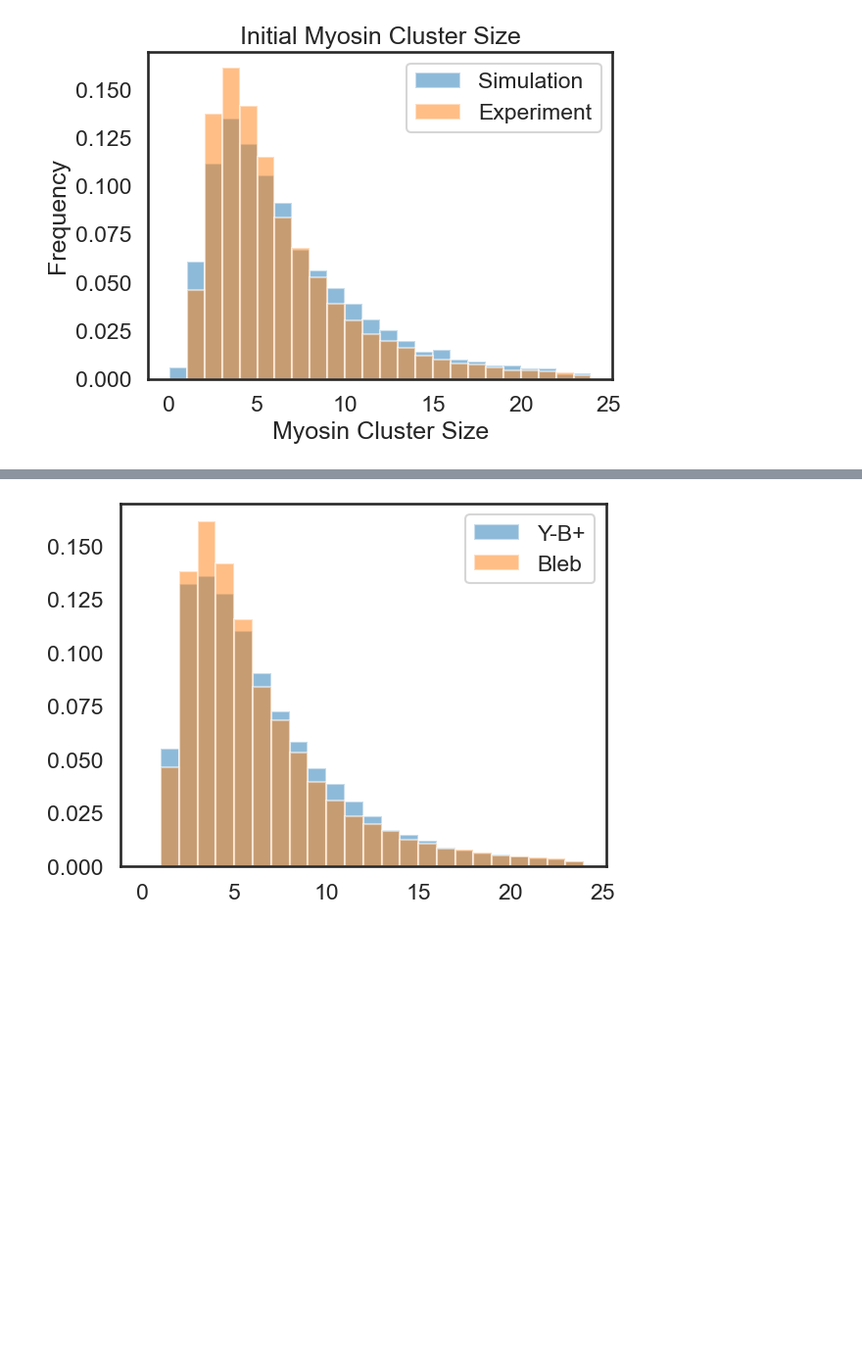
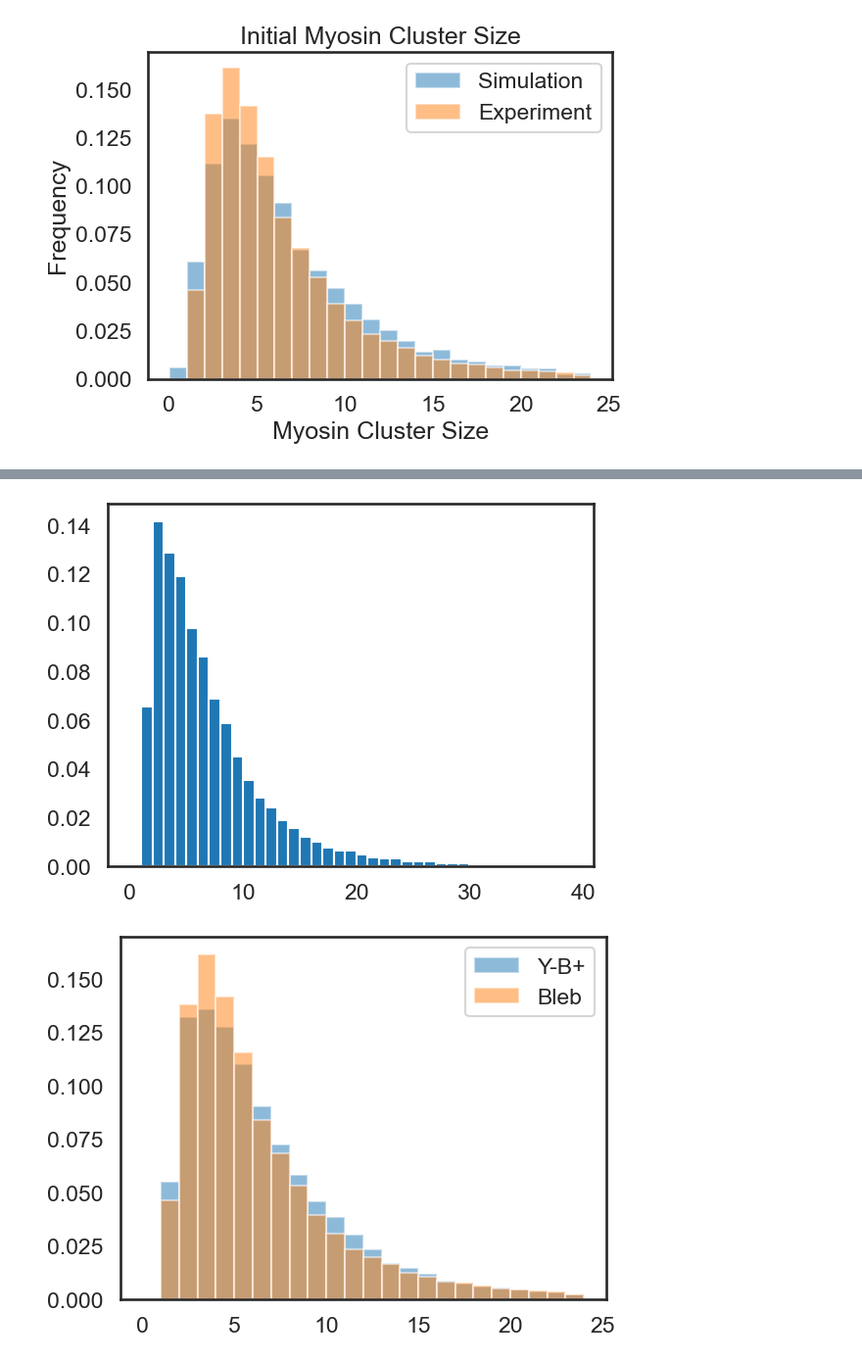
Before and after one commit to WHChou/Myosin-cluster-simulation, a Jupyter notebook: MyosinBinding_v2.ipynb, the cells around one changed output, grey strips where cells are left out. Shown at 98% size. Drawn from its saved outputs; the diff is of its cells as text; code cells hidden in the pictures; blank space fills up the shorter version.

```diff
--- a/MyosinBinding_v2.ipynb
+++ b/MyosinBinding_v2.ipynb
@@ -662,0 +659,3 @@ print(np.sum(lognormNum2))
+# %%
+allPointDataYoutBout = pd.read_csv('allPointData_YoutBout.csv')
+allPointDataYoutBout.head()
@@ -663 +669,15 @@ print(np.sum(lognormNum2))
+# %%
+for ii in allPointDataYoutBout['labels'].unique():
+    allInt_sub = allPointDataYoutBout[allPointDataYoutBout['labels']==ii]
+    normInt = allInt_sub['intensity']/np.min(allInt_sub['intensity'])
+    if ii == 'cell1':
+        allIntYoutBout = normInt.copy()
+    else:
+        allIntYoutBout = pd.concat([allIntYoutBout, normInt.copy()], ignore_index=True)
+#print(allPointDataYB['labels'].unique())
+#allPointDataYB['intensity']/np.min(allPointDataYB['intensity'])
+plt.hist(allIntYoutBout, bins = np.arange(40), density = True)
+plt.show()
+# %% [output]
+[figure, added]
 # %%
```
Also changed, not shown: parts of 7 cells of this notebook.
